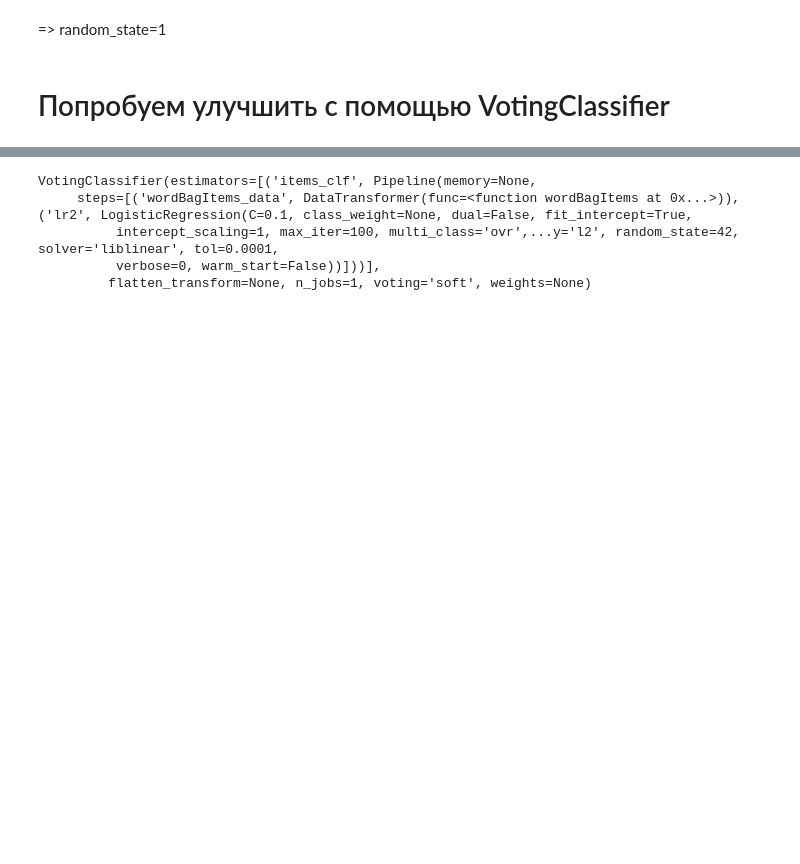
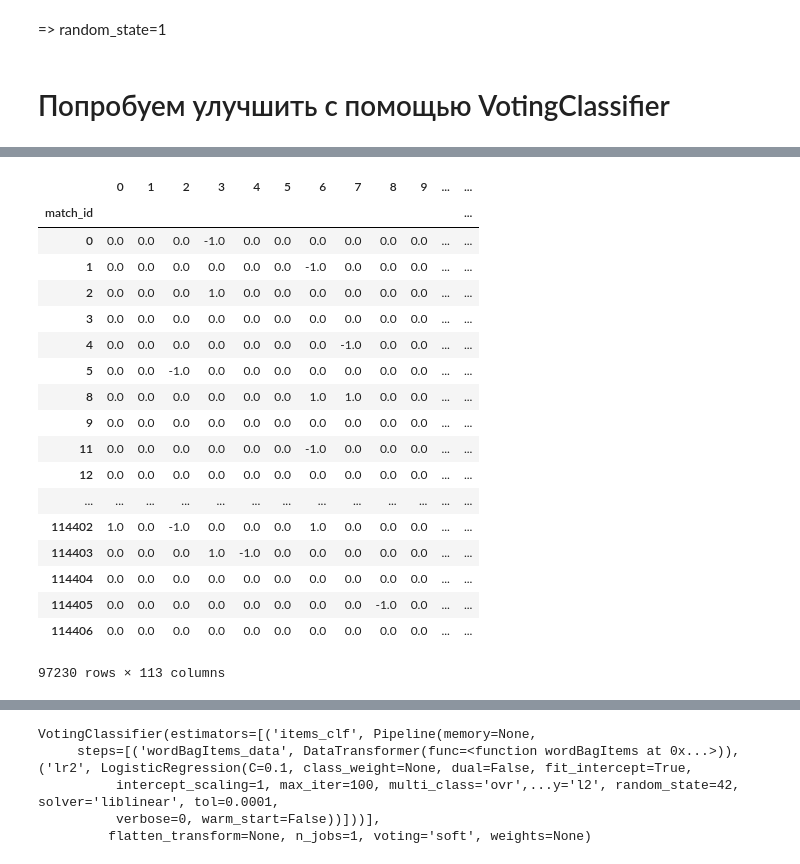
Before and after one commit to Agotsulov/ML-7bits, a Jupyter notebook: dota2/week10_dota2.ipynb, the cells around one changed output, grey strips where cells are left out. Drawn from its saved outputs; the diff is of its cells as text; code cells hidden in the pictures; blank space fills up the shorter version.

```diff
--- a/dota2/week10_dota2.ipynb
+++ b/dota2/week10_dota2.ipynb
@@ -979,0 +1113,8 @@ Time elapsed: 0:00:20.691634
+# %%
+X = features.copy()
+
+for p in range(5):
+    X['r%d_gold_xp' % (p+1)] = X['r%d_gold' % (p+1)] * X['r%d_xp' % (p+1)]
+    X['d%d_gold_xp' % (p+1)] = -1 * X['d%d_gold' % (p+1)] * X['d%d_xp' % (p+1)]
+
+test_model(LogisticRegression(random_state=42, C=0.006, penalty='l2'), pre_data_for_lr(X), y)
@@ -1042,22 +1199,0 @@ LogisticRegression(C=0.1, class_weight=None, dual=False, fit_intercept=True,
-# %%
-df = features
-
-df['r_gold'] = df['r1_gold'] + df['r2_gold'] + df['r3_gold'] + df['r4_gold'] + df['r5_gold']
-df['d_gold'] = df['d1_gold'] + df['d2_gold'] + df['d3_gold'] + df['d4_gold'] + df['d5_gold']
-
-df['r_xp'] = df['r1_xp'] + df['r2_xp'] + df['r3_xp'] + df['r4_xp'] + df['r5_xp']
-df['d_xp'] = df['d1_xp'] + df['d2_xp'] + df['d3_xp'] + df['d4_xp'] + df['d5_xp']
-
-df['r_kills'] = df['r1_kills'] + df['r2_kills'] + df['r3_kills'] + df['r4_kills'] + df['r5_kills']
-df['d_kills'] = df['d1_kills'] + df['d2_kills'] + df['d3_kills'] + df['d4_kills'] + df['d5_kills']
-
-df['r_deaths'] = df['r1_deaths'] + df['r2_deaths'] + df['r3_deaths'] + df['r4_deaths'] + df['r5_deaths']
-df['d_deaths'] = df['d1_deaths'] + df['d2_deaths'] + df['d3_deaths'] + df['d4_deaths'] + df['d5_deaths']
-
-df['r_items'] = df['r1_items'] + df['r2_items'] + df['r3_items'] + df['r4_items'] + df['r5_items']
-df['d_items'] = df['d1_items'] + df['d2_items'] + df['d3_items'] + df['d4_items'] + df['d5_items']
-
-
-X = pre_data_for_lr(df)
-
-test_model(LogisticRegression(random_state=42, C=0.006, penalty='l2'), X, y)
@@ -1075,13 +1200,9 @@ Time elapsed: 0:00:16.515917
 # %% [markdown]
 # Лишнее столбцы?
 # %%
-df = features
 
-df.drop(columns=['first_blood_player1','first_blood_player2','first_blood_team','first_blood_time','start_time'])
 
-X = pre_data_for_lr(df)
-
-test_model(LogisticRegression(random_state=42, C=0.006, penalty='l2'), X, y)
+test_model(LogisticRegression(random_state=42, C=0.006, penalty='l2'),pre_data_for_lr(features), y)
 # %% [output]
 LogisticRegression(C=0.006, class_weight=None, dual=False, fit_intercept=True,
           intercept_scaling=1, max_iter=100, multi_class='ovr', n_jobs=1,
@@ -1424,8 +1699,8 @@ def wordBag(x):
     X_pick = np.zeros((features.shape[0], 113))
     for i, match_id in enumerate(features.index):
         for p in range(5):
-            X_pick[i, x.loc[match_id, 'r%d_hero' % (p+1)]-1] = 1
-            X_pick[i, x.loc[match_id, 'd%d_hero' % (p+1)]-1] = -1
+            X_pick[i, features.loc[match_id, 'r%d_hero' % (p+1)]-1] = 1
+            X_pick[i, features.loc[match_id, 'd%d_hero' % (p+1)]-1] = -1
     return X_pick
 # %%
 def wordBagItems(x):
@@ -1469,4 +1744,26 @@ def wordBagLh(x):
     return X_pick
+# %%
+pd.DataFrame(data=wordBag(features),index=features.index)
+# %% [output]
+|  | 0 | 1 | 2 | 3 | 4 | 5 | 6 | 7 | 8 | 9 | ... | ... |
+| match_id |  |  |  |  |  |  |  |  |  |  |  | ... |
+| 0 | 0.0 | 0.0 | 0.0 | -1.0 | 0.0 | 0.0 | 0.0 | 0.0 | 0.0 | 0.0 | ... | ... |
+| 1 | 0.0 | 0.0 | 0.0 | 0.0 | 0.0 | 0.0 | -1.0 | 0.0 | 0.0 | 0.0 | ... | ... |
+| 2 | 0.0 | 0.0 | 0.0 | 1.0 | 0.0 | 0.0 | 0.0 | 0.0 | 0.0 | 0.0 | ... | ... |
+| 3 | 0.0 | 0.0 | 0.0 | 0.0 | 0.0 | 0.0 | 0.0 | 0.0 | 0.0 | 0.0 | ... | ... |
+| 4 | 0.0 | 0.0 | 0.0 | 0.0 | 0.0 | 0.0 | 0.0 | -1.0 | 0.0 | 0.0 | ... | ... |
+| 5 | 0.0 | 0.0 | -1.0 | 0.0 | 0.0 | 0.0 | 0.0 | 0.0 | 0.0 | 0.0 | ... | ... |
+| 8 | 0.0 | 0.0 | 0.0 | 0.0 | 0.0 | 0.0 | 1.0 | 1.0 | 0.0 | 0.0 | ... | ... |
+| 9 | 0.0 | 0.0 | 0.0 | 0.0 | 0.0 | 0.0 | 0.0 | 0.0 | 0.0 | 0.0 | ... | ... |
+| 11 | 0.0 | 0.0 | 0.0 | 0.0 | 0.0 | 0.0 | -1.0 | 0.0 | 0.0 | 0.0 | ... | ... |
+| 12 | 0.0 | 0.0 | 0.0 | 0.0 | 0.0 | 0.0 | 0.0 | 0.0 | 0.0 | 0.0 | ... | ... |
+| ... | ... | ... | ... | ... | ... | ... | ... | ... | ... | ... | ... | ... |
+| 114402 | 1.0 | 0.0 | -1.0 | 0.0 | 0.0 | 0.0 | 1.0 | 0.0 | 0.0 | 0.0 | ... | ... |
+| 114403 | 0.0 | 0.0 | 0.0 | 1.0 | -1.0 | 0.0 | 0.0 | 0.0 | 0.0 | 0.0 | ... | ... |
+| 114404 | 0.0 | 0.0 | 0.0 | 0.0 | 0.0 | 0.0 | 0.0 | 0.0 | 0.0 | 0.0 | ... | ... |
+| 114405 | 0.0 | 0.0 | 0.0 | 0.0 | 0.0 | 0.0 | 0.0 | 0.0 | -1.0 | 0.0 | ... | ... |
+| 114406 | 0.0 | 0.0 | 0.0 | 0.0 | 0.0 | 0.0 | 0.0 | 0.0 | 0.0 | 0.0 | ... | ... |
+97230 rows × 113 columns
 # %%
 lr_clf = Pipeline([('pre_data_for_lr_data', DataTransformer(pre_data_for_lr)), ('lr1', LogisticRegression(C=0.1, random_state=42))])
 items_clf = Pipeline([('wordBagItems_data', DataTransformer(wordBagItems)), ('lr2', LogisticRegression(C=0.1, random_state=42))])
```
Also changed, not shown: parts of 42 cells of this notebook.
